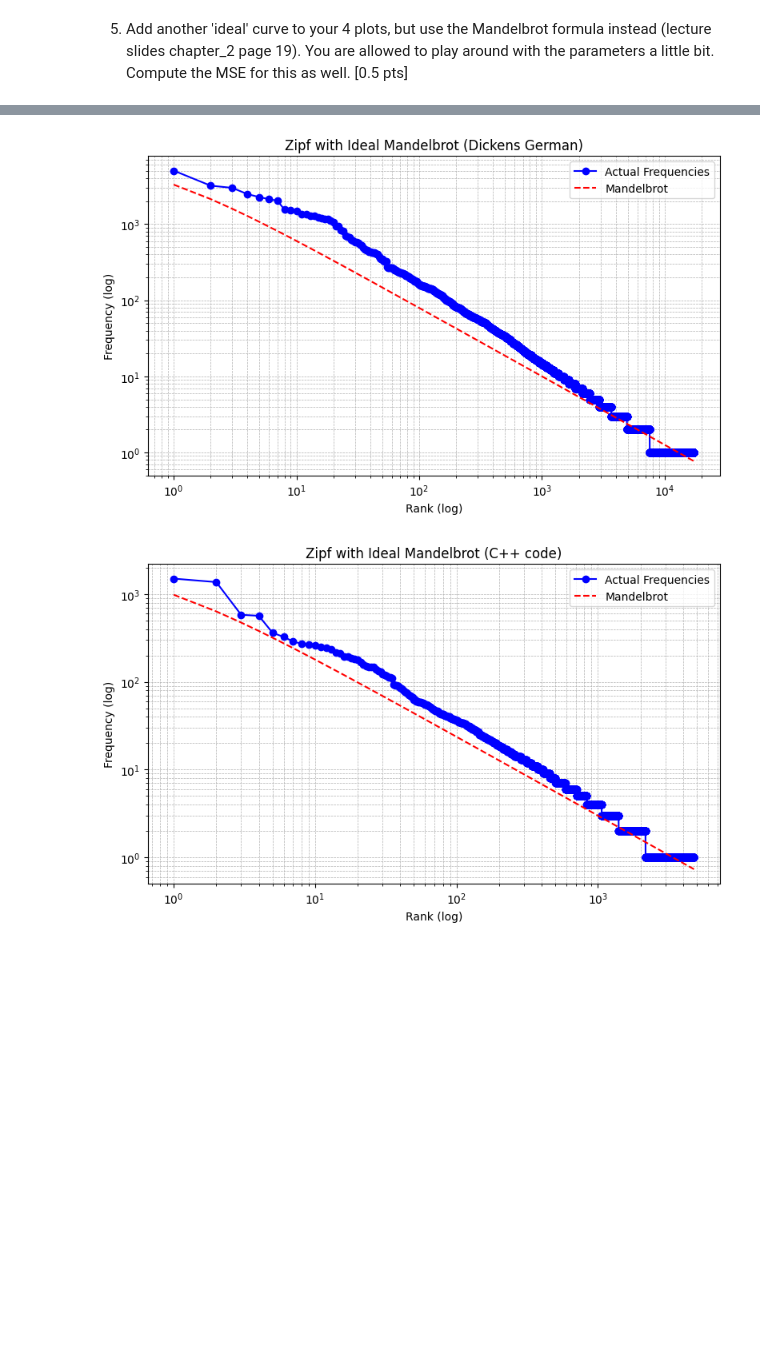
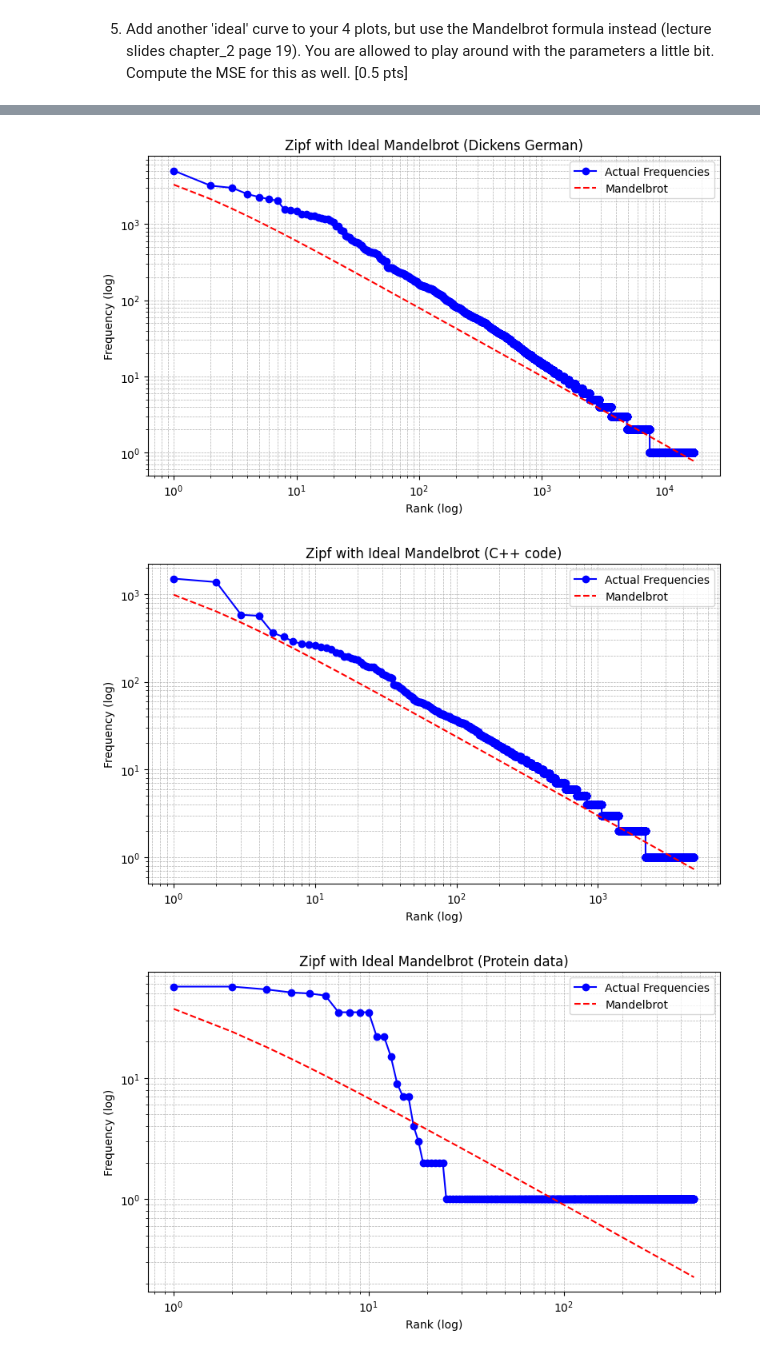
Before and after one commit to 9Christian6/SNLP, a Jupyter notebook: Assignment01/Exercise_1.3&1.4.ipynb, the cells around one changed output, grey strips where cells are left out. Drawn from its saved outputs; the diff is of its cells as text; code cells hidden in the pictures; blank space fills up the shorter version.

```diff
--- a/Assignment01/Exercise_1.3&1.4.ipynb
+++ b/Assignment01/Exercise_1.3&1.4.ipynb
@@ -383,35 +389,36 @@ def calculate_ideal_mandelbrot(ranks, top_freq, a, b):
 # %%
 ## Driver Code
 
 ## Mandelbrot parameters, change these values as you wish
 #a = 0.9
 a = 0.9
 #b = 1.2
 b = 0.6
 
 ## Dickens English
 top_freq_eng = freqs_eng[0]
 mandelbrot_line_eng = calculate_ideal_mandelbrot(ranks_eng, top_freq_eng, a, b)
 zipf_eng = plot_zipf_ideal(freqs_eng, ranks_eng, mandelbrot_line_eng, "Zipf with Ideal Mandelbrot (Dickens English)", label_ideal= "Mandelbrot")
 
 ## Dickens German
 top_freq_ger = freqs_ger[0]
 mandelbrot_line_ger = calculate_ideal_mandelbrot(ranks_ger, top_freq_ger, a, b)
 zipf_ger = plot_zipf_ideal(freqs_ger, ranks_ger, mandelbrot_line_ger, "Zipf with Ideal Mandelbrot (Dickens German)", label_ideal= "Mandelbrot")
 
 ## C++ code
 top_freq_py = freqs_py[0]
 mandelbrot_line_py = calculate_ideal_mandelbrot(ranks_py, top_freq_py, a, b)
 zipf_py = plot_zipf_ideal(freqs_py, ranks_py, mandelbrot_line_py, "Zipf with Ideal Mandelbrot (C++ code)", label_ideal= "Mandelbrot")
 
 ## Protein data
-# top_freq_pt = freqs_pt[0]
-# mandelbrot_line_pt = calculate_ideal_mandelbrot(ranks_pt, top_freq_pt, a, b)
-# zipf_pt = plot_zipf_ideal(freqs_pt, ranks_pt, mandelbrot_line_pt, "Zipf with Ideal Mandelbrot (Protein data)", label_ideal= "Mandelbrot")
+top_freq_pt = freqs_pt[0]
+mandelbrot_line_pt = calculate_ideal_mandelbrot(ranks_pt, top_freq_pt, a, b)
+zipf_pt = plot_zipf_ideal(freqs_pt, ranks_pt, mandelbrot_line_pt, "Zipf with Ideal Mandelbrot (Protein data)", label_ideal= "Mandelbrot")
 # %% [output]
 [figure]
 [figure]
 [figure]
+[figure, added]
 # %%
 ## Driver Code
 
```
Also changed, not shown: parts of 5 cells of this notebook.
